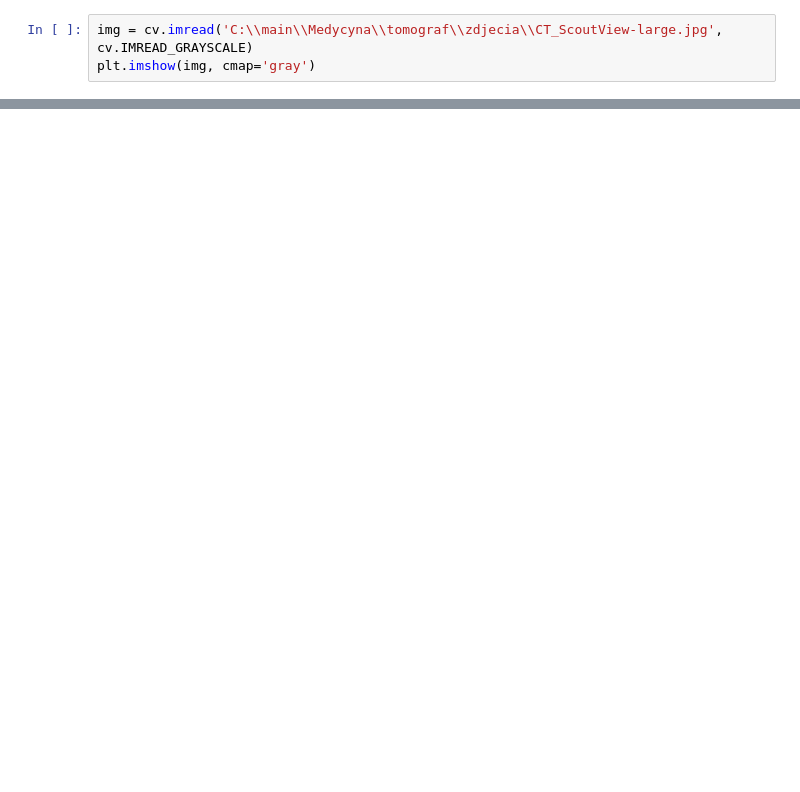
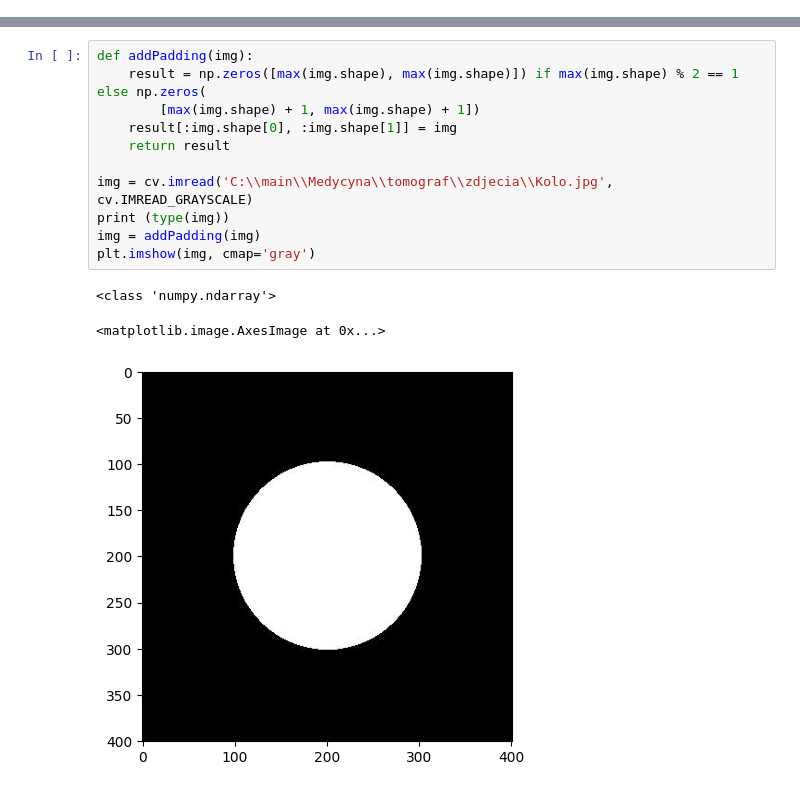
Before and after one commit to AScriet/tomograf, a Jupyter notebook: tomograf.ipynb, the cells around one changed output, grey strips where cells are left out. Cells and saved outputs as stored; diff of their text form; blank space fills up the shorter version.

```diff
--- a/tomograf.ipynb
+++ b/tomograf.ipynb
@@ -5,3 +0,0 @@ import matplotlib.pyplot as plt
-# %%
-img = cv.imread('C:\\main\\Medycyna\\tomograf\\zdjecia\\CT_ScoutView-large.jpg', cv.IMREAD_GRAYSCALE)
-plt.imshow(img, cmap='gray')
@@ -12,0 +79,15 @@ def Bresenham(x1, y1, x2, y2):
+# %%
+def addPadding(img):
+    result = np.zeros([max(img.shape), max(img.shape)]) if max(img.shape) % 2 == 1 else np.zeros(
+        [max(img.shape) + 1, max(img.shape) + 1])
+    result[:img.shape[0], :img.shape[1]] = img
+    return result
+
+img = cv.imread('C:\\main\\Medycyna\\tomograf\\zdjecia\\Kolo.jpg', cv.IMREAD_GRAYSCALE)
+print (type(img))
+img = addPadding(img)
+plt.imshow(img, cmap='gray')
+# %% [output]
+<class 'numpy.ndarray'>
+<matplotlib.image.AxesImage at 0x...>
+[figure, added]
```
Also changed, not shown: parts of 6 cells of this notebook, 17 other files.
